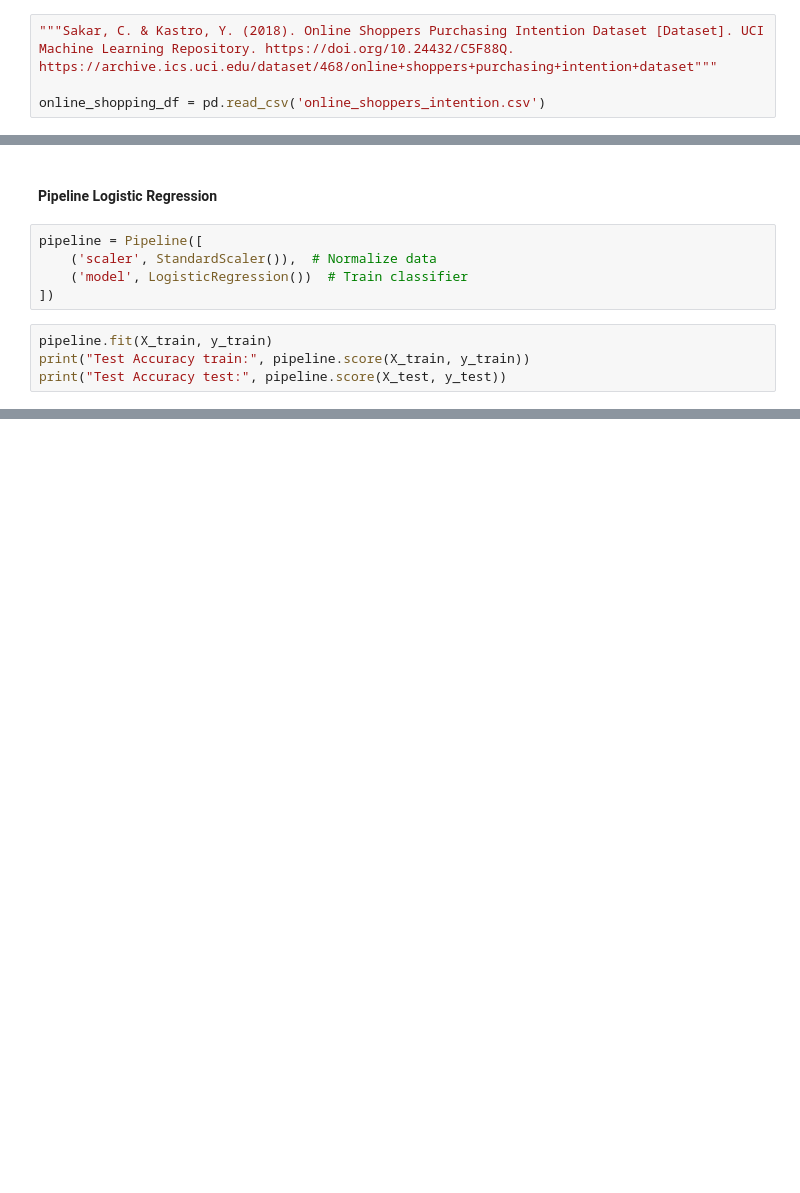
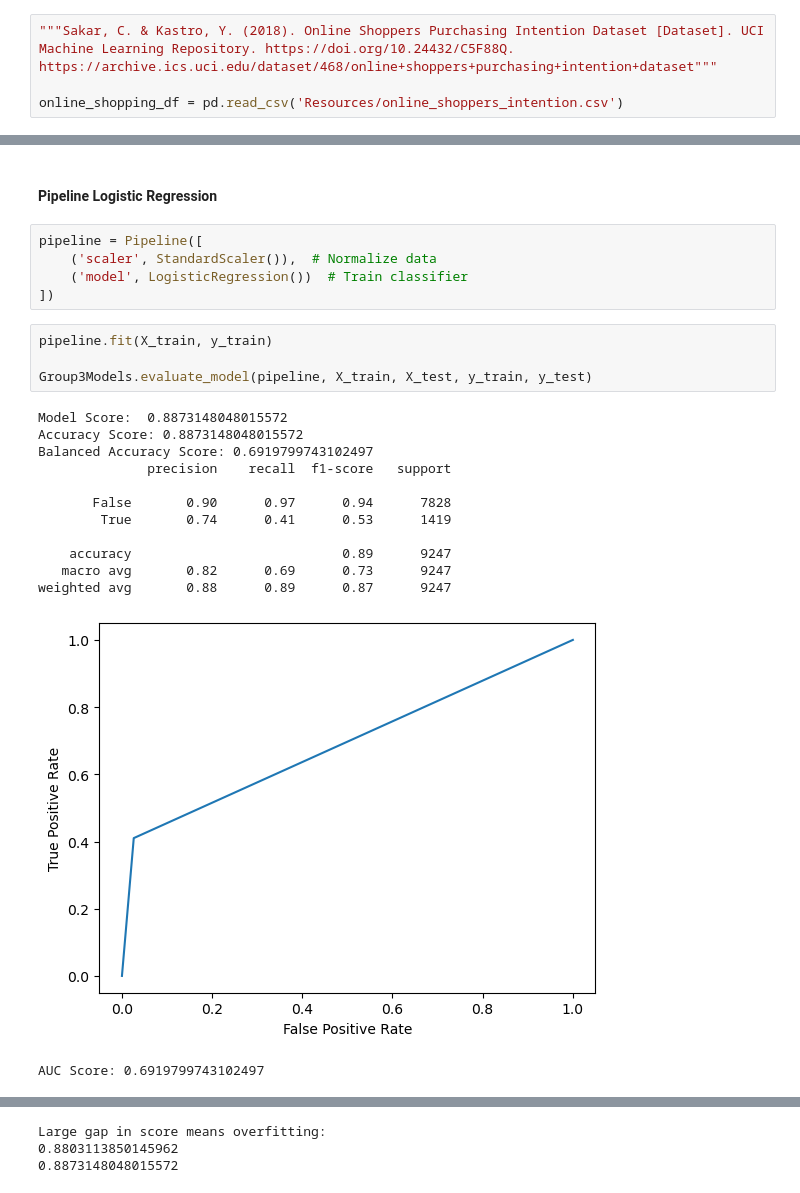
Before and after one commit to DaxKelson/aibootcampGroup3Project2, a Jupyter notebook: Project2.ipynb, the cells around one changed output, grey strips where cells are left out. Cells and saved outputs as stored; diff of their text form; blank space fills up the shorter version.

```diff
--- a/Project2.ipynb
+++ b/Project2.ipynb
@@ -26,7 +27,7 @@ from sklearn.linear_model import LogisticRegression
 # %%
 """Sakar, C. & Kastro, Y. (2018). Online Shoppers Purchasing Intention Dataset [Dataset]. UCI Machine Learning Repository. https://doi.org/10.24432/C5F88Q. https://archive.ics.uci.edu/dataset/468/online+shoppers+purchasing+intention+dataset"""
 
-online_shopping_df = pd.read_csv('online_shoppers_intention.csv')
+online_shopping_df = pd.read_csv('Resources/online_shoppers_intention.csv')
 # %% [markdown]
 ### Preview Data
 # %%
@@ -214,5 +382,19 @@ pipeline = Pipeline([
 ])
 # %%
 pipeline.fit(X_train, y_train)
-print("Test Accuracy train:", pipeline.score(X_train, y_train))
-print("Test Accuracy test:", pipeline.score(X_test, y_test))
+
+Group3Models.evaluate_model(pipeline, X_train, X_test, y_train, y_test)
+# %% [output]
+Model Score:  0.8873148048015572
+Accuracy Score: 0.8873148048015572
+Balanced Accuracy Score: 0.6919799743102497
+              precision    recall  f1-score   support
+
+       False       0.90      0.97      0.94      7828
+        True       0.74      0.41      0.53      1419
+
+    accuracy                           0.89      9247
+   macro avg       0.82      0.69      0.73      9247
+weighted avg       0.88      0.89      0.87      9247
+[figure, added]
+AUC Score: 0.6919799743102497
@@ -218,0 +402,3 @@ print("Test Accuracy test:", pipeline.score(X_test, y_test))
+Large gap in score means overfitting:
+0.8803113850145962
+0.8873148048015572
```
Also changed, not shown: parts of 20 cells of this notebook, 11 other files.
